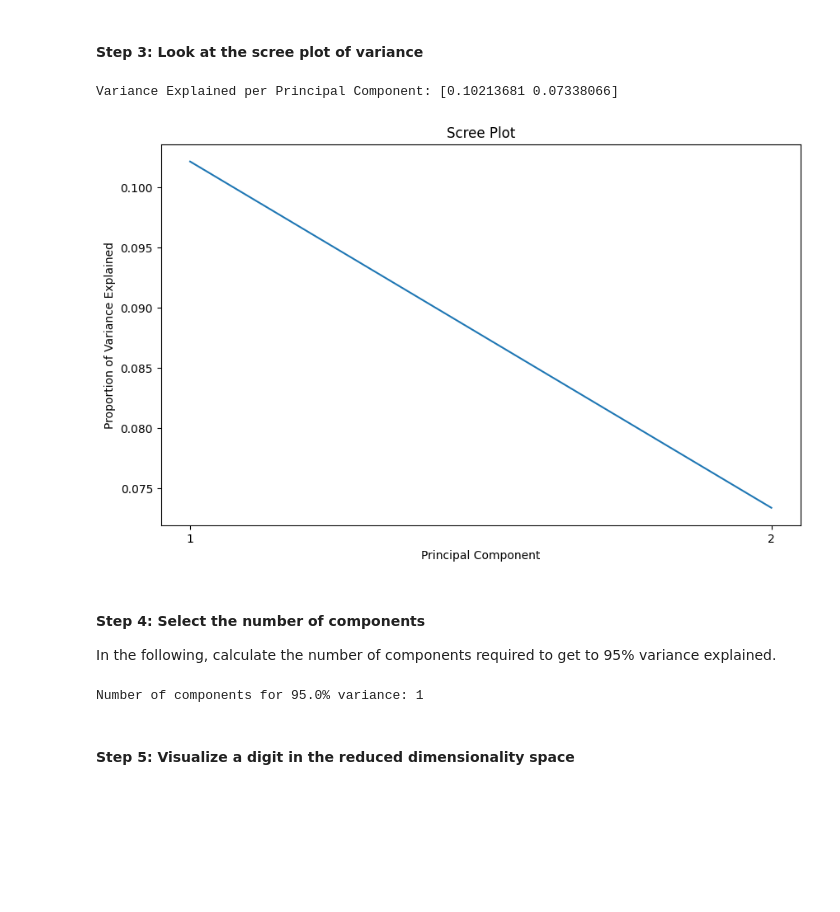
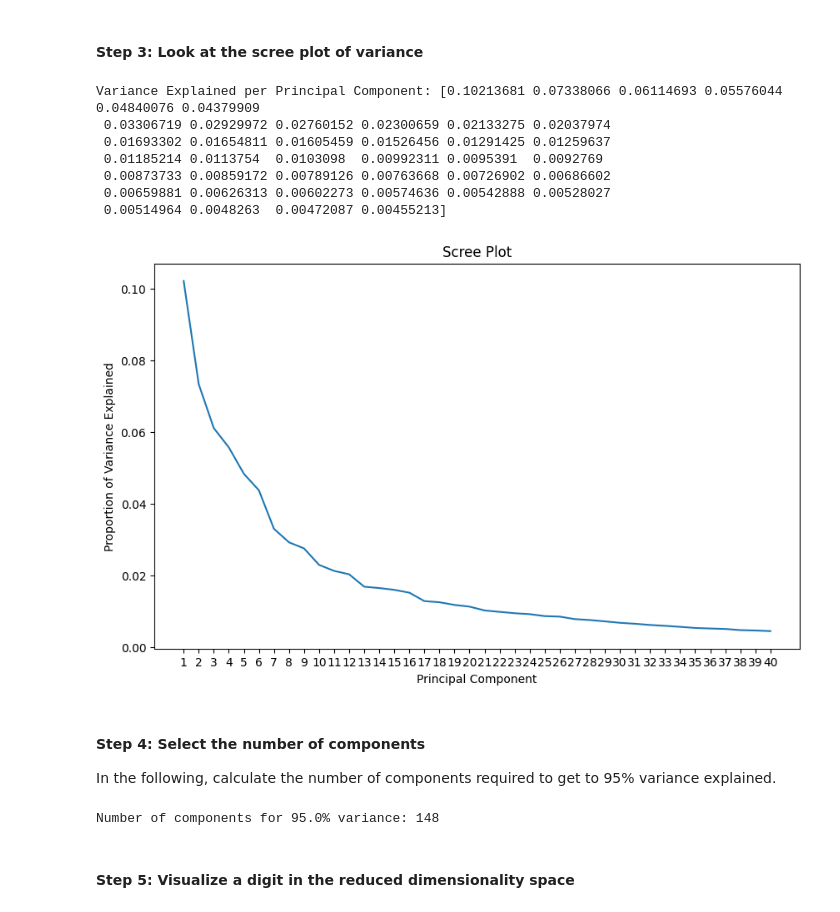
Before and after one commit to IST407/fixed2-student-lectures-lmbattaglia, a Jupyter notebook: 12-week12/lab-exercises.ipynb, the cells around one changed output. Cells and saved outputs as stored; diff of their text form; code cells hidden in the pictures; blank space fills up the shorter version.

```diff
--- a/12-week12/lab-exercises.ipynb
+++ b/12-week12/lab-exercises.ipynb
@@ -29,7 +29,7 @@ X_mnist_train, X_mnist_test, y_mnist_train, y_mnist_test = train_test_split(X, y
 This will also visualize the data
 # %%
 # TODO:  Reduce the data using PCA
-pca = PCA(n_components=2)
+pca = PCA()
 
 # You need to populate the following variable
 X_mnist_reduced = pca.fit_transform(X_mnist_train)
@@ -47,29 +47,36 @@ plt.show()
 # %%
 # TODO:  Populate proportion of variance explained for the first 40 dimensions
 
-variance_explained = pca.explained_variance_ratio_
+variance_explained = pca.explained_variance_ratio_[0:40]
 print("Variance Explained per Principal Component:", variance_explained)
 plt.figure(figsize=(10, 6))
 plt.plot(range(1, len(variance_explained) + 1), variance_explained)
 plt.xlabel('Principal Component')
 plt.ylabel('Proportion of Variance Explained')
 plt.title('Scree Plot')
 plt.xticks(range(1, len(variance_explained) + 1))
 plt.show()
 # %% [output]
-Variance Explained per Principal Component: [0.10213681 0.07338066]
+Variance Explained per Principal Component: [0.10213681 0.07338066 0.06114693 0.05576044 0.04840076 0.04379909
+ 0.03306719 0.02929972 0.02760152 0.02300659 0.02133275 0.02037974
+ 0.01693302 0.01654811 0.01605459 0.01526456 0.01291425 0.01259637
+ 0.01185214 0.0113754  0.0103098  0.00992311 0.0095391  0.0092769
+ 0.00873733 0.00859172 0.00789126 0.00763668 0.00726902 0.00686602
+ 0.00659881 0.00626313 0.00602273 0.00574636 0.00542888 0.00528027
+ 0.00514964 0.0048263  0.00472087 0.00455213]
-[figure, old version]
+[figure, new version]
 # %% [markdown]
 #### Step 4: Select the number of components
 
 In the following, calculate the number of components required to get to 95% variance explained.
 # %%
 # Step 4: Number of components for 95% variance
+cumulative_variance_explained = np.cumsum(pca.explained_variance_ratio_)
 threshold = 0.95
-n_components = np.argmax(variance_explained >= threshold) + 1
+n_components = np.argmax(cumulative_variance_explained >= threshold) + 1
 print(f"Number of components for {threshold*100}% variance: {n_components}")
 # %% [output]
-Number of components for 95.0% variance: 1
+Number of components for 95.0% variance: 148
 # %% [markdown]
 #### Step 5: Visualize a digit in the reduced dimensionality space
 # %%
```
Also changed, not shown: parts of 1 cell of this notebook.
